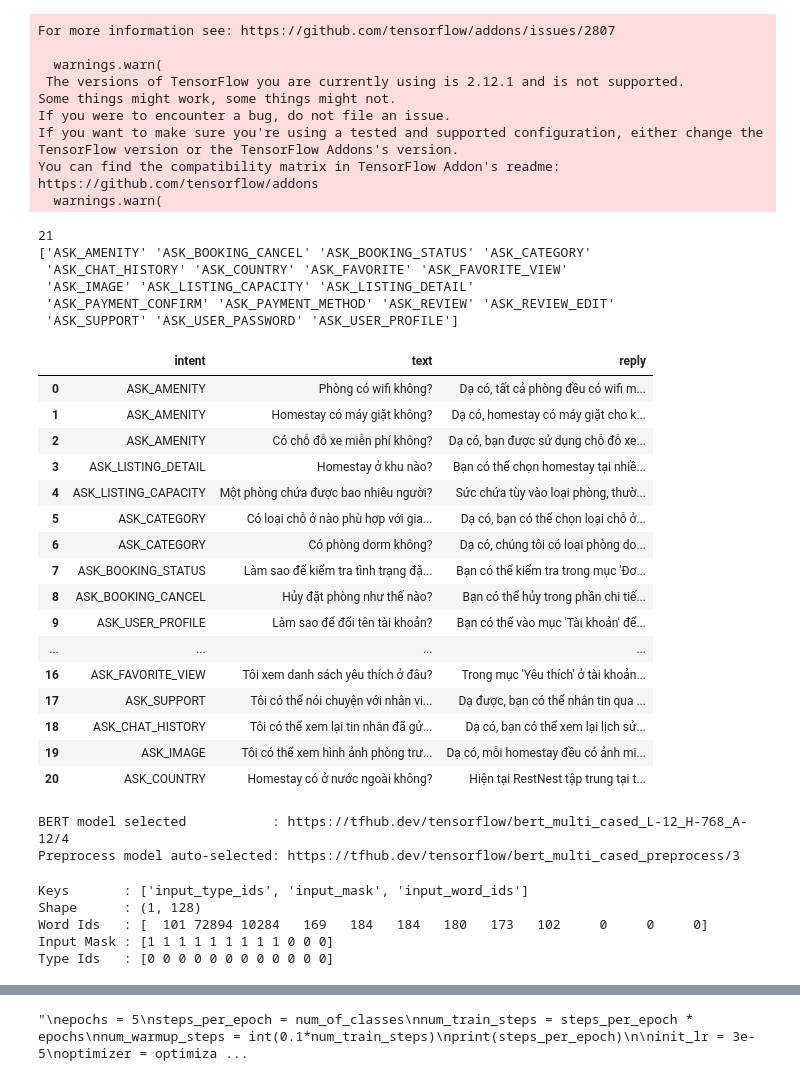
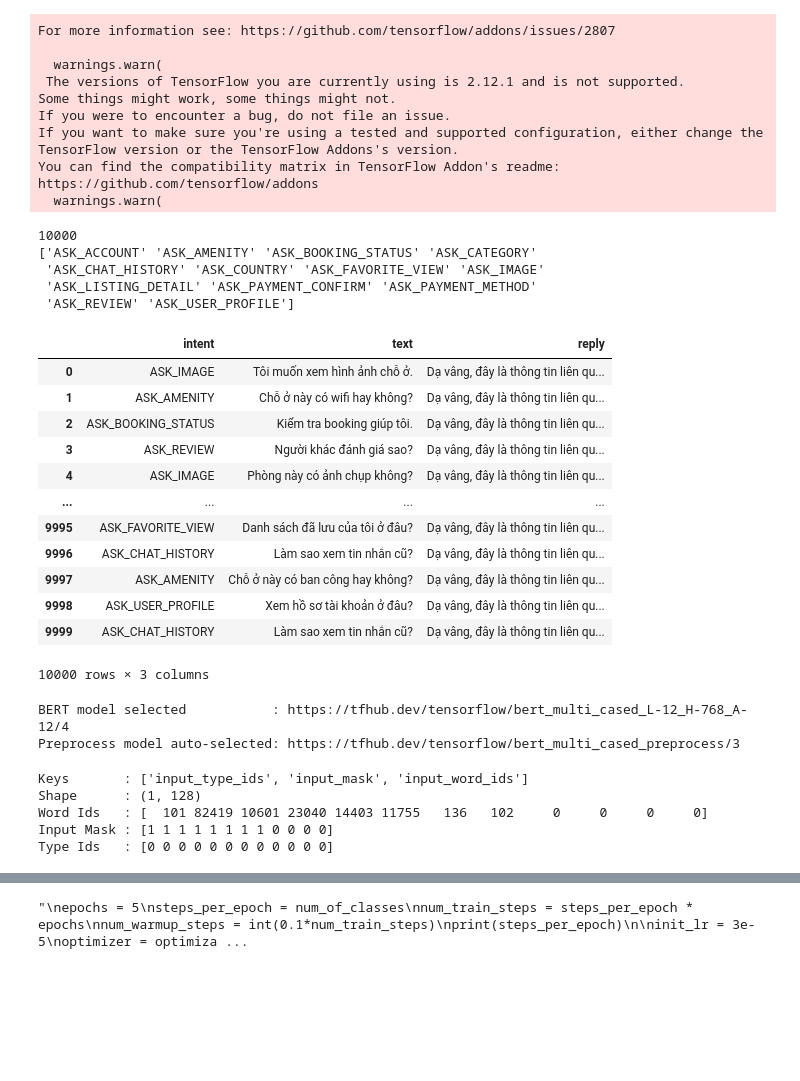
Before and after one commit to PhuKND/restnest-chatbot, a Jupyter notebook: bert_chatbot.ipynb, the cells around one changed output, grey strips where cells are left out. Drawn from its saved outputs; the diff is of its cells as text; code cells hidden in the pictures; blank space fills up the shorter version.

```diff
--- a/bert_chatbot.ipynb
+++ b/bert_chatbot.ipynb
@@ -112,52 +112,47 @@ https://github.com/tensorflow/addons
 # %%
 import pandas as pd
 
-data = pd.read_csv('/content/drive/MyDrive/PBL5/restnest_chatbot_dataset.csv')
+data = pd.read_csv('/content/drive/MyDrive/PBL5/restnest_chatbot_10000.csv')
 
 data = data[data['intent']!='FALLBACK']
 data = data[data['intent']!='FORBIDDEN']
 data = data[~data['intent'].str.startswith("OTHERS_")]
 
 df = pd.DataFrame(data)
 
 from sklearn import preprocessing
 le = preprocessing.LabelEncoder()
 le.fit(df['intent'])
 
 num_of_classes = len(le.classes_)
 
 from sklearn.model_selection import train_test_split
 y = tf.keras.utils.to_categorical(le.transform(df["intent"]))
 x_train, x_test, y_train, y_test = train_test_split(df['text'], y, test_size=0.25)
 
 
 print(len(df))
 print(le.classes_)
 df
 # %% [output]
-21
-['ASK_AMENITY' 'ASK_BOOKING_CANCEL' 'ASK_BOOKING_STATUS' 'ASK_CATEGORY'
- 'ASK_CHAT_HISTORY' 'ASK_COUNTRY' 'ASK_FAVORITE' 'ASK_FAVORITE_VIEW'
- 'ASK_IMAGE' 'ASK_LISTING_CAPACITY' 'ASK_LISTING_DETAIL'
- 'ASK_PAYMENT_CONFIRM' 'ASK_PAYMENT_METHOD' 'ASK_REVIEW' 'ASK_REVIEW_EDIT'
- 'ASK_SUPPORT' 'ASK_USER_PASSWORD' 'ASK_USER_PROFILE']
+10000
+['ASK_ACCOUNT' 'ASK_AMENITY' 'ASK_BOOKING_STATUS' 'ASK_CATEGORY'
+ 'ASK_CHAT_HISTORY' 'ASK_COUNTRY' 'ASK_FAVORITE_VIEW' 'ASK_IMAGE'
+ 'ASK_LISTING_DETAIL' 'ASK_PAYMENT_CONFIRM' 'ASK_PAYMENT_METHOD'
+ 'ASK_REVIEW' 'ASK_USER_PROFILE']
 |  | intent | text | reply |
-| 0 | ASK_AMENITY | Phòng có wifi không? | Dạ có, tất cả phòng đều có wifi m... |
-| 1 | ASK_AMENITY | Homestay có máy giặt không? | Dạ có, homestay có máy giặt cho k... |
-| 2 | ASK_AMENITY | Có chỗ đỗ xe miễn phí không? | Dạ có, bạn được sử dụng chỗ đỗ xe... |
-| 3 | ASK_LISTING_DETAIL | Homestay ở khu nào? | Bạn có thể chọn homestay tại nhiề... |
-| 4 | ASK_LISTING_CAPACITY | Một phòng chứa được bao nhiêu người? | Sức chứa tùy vào loại phòng, thườ... |
-| 5 | ASK_CATEGORY | Có loại chỗ ở nào phù hợp với gia... | Dạ có, bạn có thể chọn loại chỗ ở... |
-| 6 | ASK_CATEGORY | Có phòng dorm không? | Dạ có, chúng tôi có loại phòng do... |
-| 7 | ASK_BOOKING_STATUS | Làm sao để kiểm tra tình trạng đặ... | Bạn có thể kiểm tra trong mục 'Đơ... |
-| 8 | ASK_BOOKING_CANCEL | Hủy đặt phòng như thế nào? | Bạn có thể hủy trong phần chi tiế... |
-| 9 | ASK_USER_PROFILE | Làm sao để đổi tên tài khoản? | Bạn có thể vào mục 'Tài khoản' để... |
+| 0 | ASK_IMAGE | Tôi muốn xem hình ảnh chỗ ở. | Dạ vâng, đây là thông tin liên qu... |
+| 1 | ASK_AMENITY | Chỗ ở này có wifi hay không? | Dạ vâng, đây là thông tin liên qu... |
+| 2 | ASK_BOOKING_STATUS | Kiểm tra booking giúp tôi. | Dạ vâng, đây là thông tin liên qu... |
+| 3 | ASK_REVIEW | Người khác đánh giá sao? | Dạ vâng, đây là thông tin liên qu... |
+| 4 | ASK_IMAGE | Phòng này có ảnh chụp không? | Dạ vâng, đây là thông tin liên qu... |
 | ... | ... | ... | ... |
-| 16 | ASK_FAVORITE_VIEW | Tôi xem danh sách yêu thích ở đâu? | Trong mục 'Yêu thích' ở tài khoản... |
-| 17 | ASK_SUPPORT | Tôi có thể nói chuyện với nhân vi... | Dạ được, bạn có thể nhắn tin qua ... |
-| 18 | ASK_CHAT_HISTORY | Tôi có thể xem lại tin nhắn đã gử... | Dạ có, bạn có thể xem lại lịch sử... |
-| 19 | ASK_IMAGE | Tôi có thể xem hình ảnh phòng trư... | Dạ có, mỗi homestay đều có ảnh mi... |
-| 20 | ASK_COUNTRY | Homestay có ở nước ngoài không? | Hiện tại RestNest tập trung tại t... |
+| 9995 | ASK_FAVORITE_VIEW | Danh sách đã lưu của tôi ở đâu? | Dạ vâng, đây là thông tin liên qu... |
+| 9996 | ASK_CHAT_HISTORY | Làm sao xem tin nhắn cũ? | Dạ vâng, đây là thông tin liên qu... |
+| 9997 | ASK_AMENITY | Chỗ ở này có ban công hay không? | Dạ vâng, đây là thông tin liên qu... |
+| 9998 | ASK_USER_PROFILE | Xem hồ sơ tài khoản ở đâu? | Dạ vâng, đây là thông tin liên qu... |
+| 9999 | ASK_CHAT_HISTORY | Làm sao xem tin nhắn cũ? | Dạ vâng, đây là thông tin liên qu... |
+10000 rows × 3 columns
 # %%
 tfhub_handle_encoder = "https://tfhub.dev/tensorflow/bert_multi_cased_L-12_H-768_A-12/4"
 tfhub_handle_preprocess = "https://tfhub.dev/tensorflow/bert_multi_cased_preprocess/3"
@@ -175,19 +170,20 @@ Preprocess model auto-selected: https://tfhub.dev/tensorflow/bert_multi_cased_pr
 # %%
 bert_preprocess_model = hub.KerasLayer(tfhub_handle_preprocess)
 # %%
-text_test = ['apple a p p l e']
+text_test = ['Phòng có wifi không?']
+
 text_preprocessed = bert_preprocess_model(text_test)
 
-print(f'Keys       : {list(text_preprocessed.keys())}')
-print(f'Shape      : {text_preprocessed["input_word_ids"].shape}')
-print(f'Word Ids   : {text_preprocessed["input_word_ids"][0, :12]}')
-print(f'Input Mask : {text_preprocessed["input_mask"][0, :12]}')
-print(f'Type Ids   : {text_preprocessed["input_type_ids"][0, :12]}')
+print(f"Keys       : {list(text_preprocessed.keys())}")
+print(f"Shape      : {text_preprocessed['input_word_ids'].shape}")
+print(f"Word Ids   : {text_preprocessed['input_word_ids'][0, :12]}")
+print(f"Input Mask : {text_preprocessed['input_mask'][0, :12]}")
+print(f"Type Ids   : {text_preprocessed['input_type_ids'][0, :12]}")
 # %% [output]
 Keys       : ['input_type_ids', 'input_mask', 'input_word_ids']
 Shape      : (1, 128)
-Word Ids   : [  101 72894 10284   169   184   184   180   173   102     0     0     0]
-Input Mask : [1 1 1 1 1 1 1 1 1 0 0 0]
+Word Ids   : [  101 82419 10601 23040 14403 11755   136   102     0     0     0     0]
+Input Mask : [1 1 1 1 1 1 1 1 0 0 0 0]
 Type Ids   : [0 0 0 0 0 0 0 0 0 0 0 0]
 # %%
 def build_classifier_model():
```
Also changed, not shown: parts of 7 cells of this notebook.
